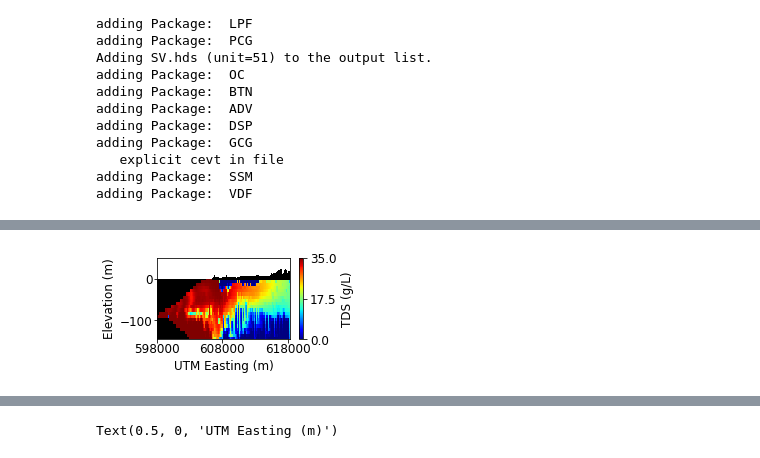
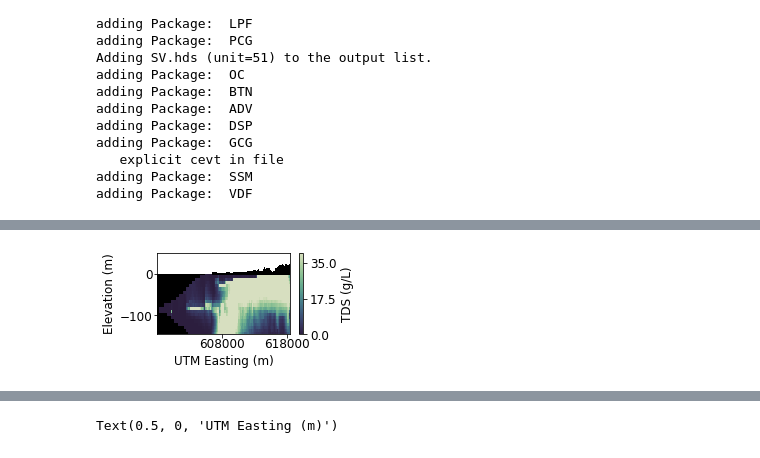
Before and after one commit to igotchalk/SWIlarge, a Jupyter notebook: notebook/make_run_SEAWAT_SV.ipynb, the cells around one changed output, grey strips where cells are left out. Drawn from its saved outputs; the diff is of its cells as text; code cells hidden in the pictures.

Commit message:
final post, arbitrary sampling

```diff
--- a/notebook/make_run_SEAWAT_SV.ipynb
+++ b/notebook/make_run_SEAWAT_SV.ipynb
@@ -1334,3 +1371,7 @@ adding Package:  VDF
 # %%
 import set_rc
 set_rc.set_rc()
+# %%
+# model_name = 'SV_4158377_4158377_2030'
+
+model_name = 'SV_4158377_4158377_2030_sampleall'
@@ -1337,11 +1430,13 @@ set_rc.set_rc()
 # %%
-m_post = np.load('/scratch/users/ianpg/SWIlarge/work/output/BEL/SV/model/SV_3921898_3921898_bhead_model_post_0713.npy')
-m_pri  = np.load('/scratch/users/ianpg/SWIlarge/work/output/BEL/SV/model/SV_3921898_3921898_bhead_model_pri_0713.npy')
+# m_post = np.load('/scratch/users/ianpg/SWIlarge/work/output/BEL/SV/model/SV_3921898_3921898_bhead_model_post_0713.npy')
+# m_pri  = np.load('/scratch/users/ianpg/SWIlarge/work/output/BEL/SV/model/SV_3921898_3921898_bhead_model_pri_0713.npy')
 
 from matplotlib import cm
+from seaborn import cubehelix_palette
+cmap = cubehelix_palette(n_colors=100, start=.5, rot=-.75,as_cmap=True).reversed()
 
 slicetype='Row'
-slicenum= 10
+slicenum= 3
 
 # First step is to set up the plot
 fig = plt.figure(figsize=(3, 1.5))
@@ -1354,33 +1449,33 @@ xsect = flopy.plot.PlotCrossSection(model=m, line={slicetype: slicenum},geograph
 # Then we can use the plot_grid() method to draw the grid
 # The return value for this function is a matplotlib LineCollection object,
 # which could be manipulated (or used) later if necessary.
 # linecollection = xsect.plot_grid()
 # patches = xsect.plot_ibound()
 # csa = xsect.plot_array(layer_mapping_ind)
 # cmap = cm.get_cmap('tab10', lay_m.shape[0])
 # csa = xsect.plot_array(conc,cmap='jet')
 # wel = xsect.plot_bc("CHD")
 # wel = xsect.plot_bc("GHB")
 # wel = xsect.plot_bc("RCH")
 
 # wel = xsect.plot_bc("CHD")
 
-csa = xsect.plot_array(m_pri[0].reshape((m.nlay,m.nrow,m.ncol)),cmap='jet',vmin=0.,vmax=35.,zorder=1)
+csa = xsect.plot_array(m_pri.var(axis=0).reshape((m.nlay,m.nrow,m.ncol)),cmap=cmap,vmin=0.,vmax=40.,zorder=1)
 # xsect.contour_array(m_post.mean(axis=0).reshape((m.nlay,m.nrow,m.ncol)),cmap='viridis',levels=35*np.array((.05,.25,.5,.75,.95)))
 
 wel = xsect.plot_ibound()
 c = plt.colorbar(csa)
 c.set_label('TDS (g/L)')
 c.set_ticks((0,17.5,35))
 xlims = plt.xlim()
 plt.xticks(np.arange(598000,xlims[1]+1000,10000))
 plt.xlim(xlims)
 plt.tick_params(pad=0)
 #
 # t = ax.set_title('{slicetype} {slicenum} Cross-Section'.format(slicetype=slicetype,slicenum=slicenum))
 plt.ylabel('Elevation (m)')
 plt.ylim((-145,50))
 plt.xlabel('UTM Easting (m)')
-plt.savefig(figdir.joinpath('mpri_SV_0.eps'.format(slicetype=slicetype,slicenum=slicenum)),dpi=300,bbox_inches='tight')
+plt.savefig(figdir.joinpath('mpri_{model_name}_var.eps'.format(model_name=model_name)),dpi=300,bbox_inches='tight')
 # %% [output]
-[figure, old version]
+[figure, new version]
```
Also changed, not shown: parts of 14 cells of this notebook, 5 other files.
